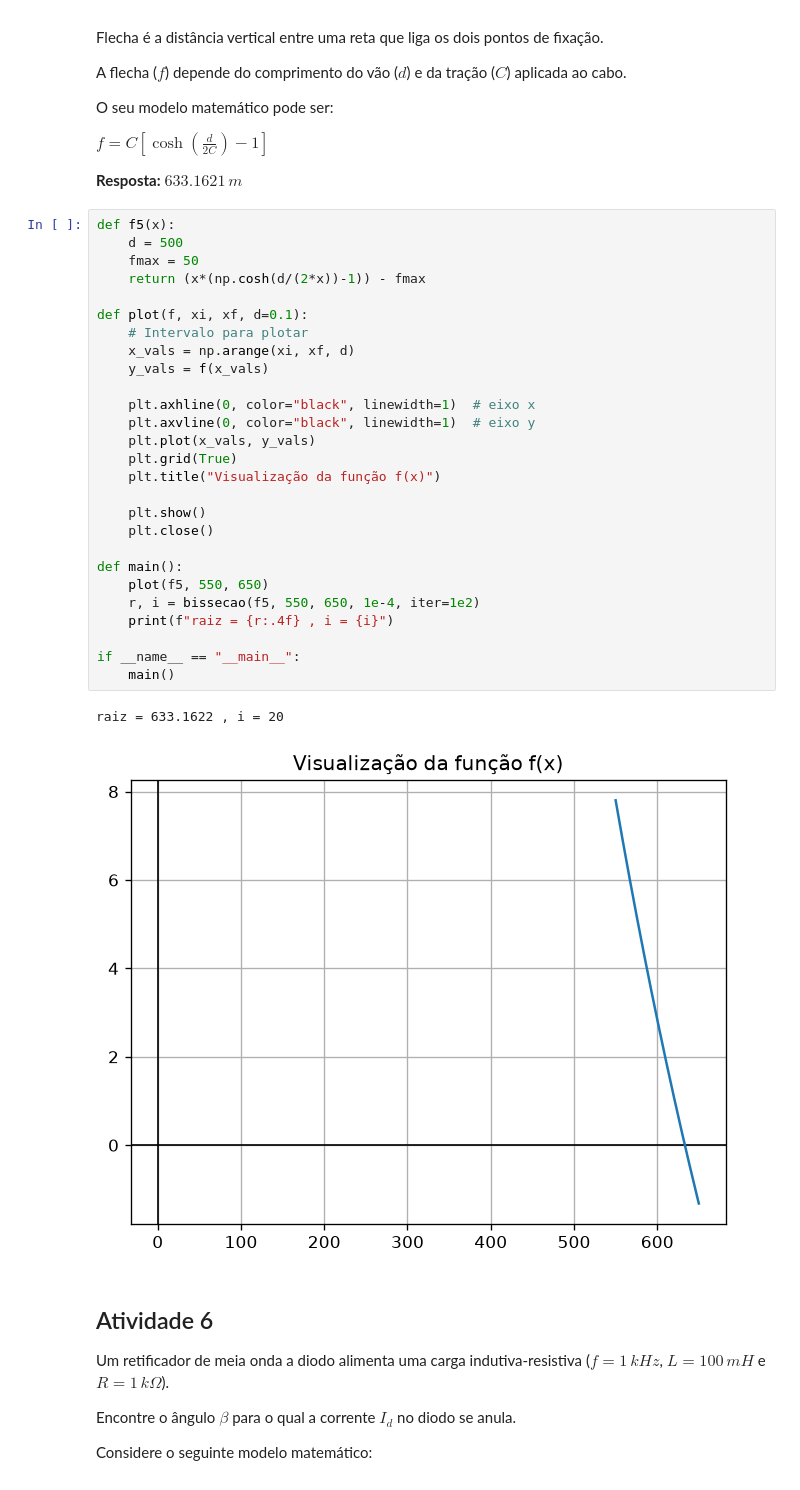
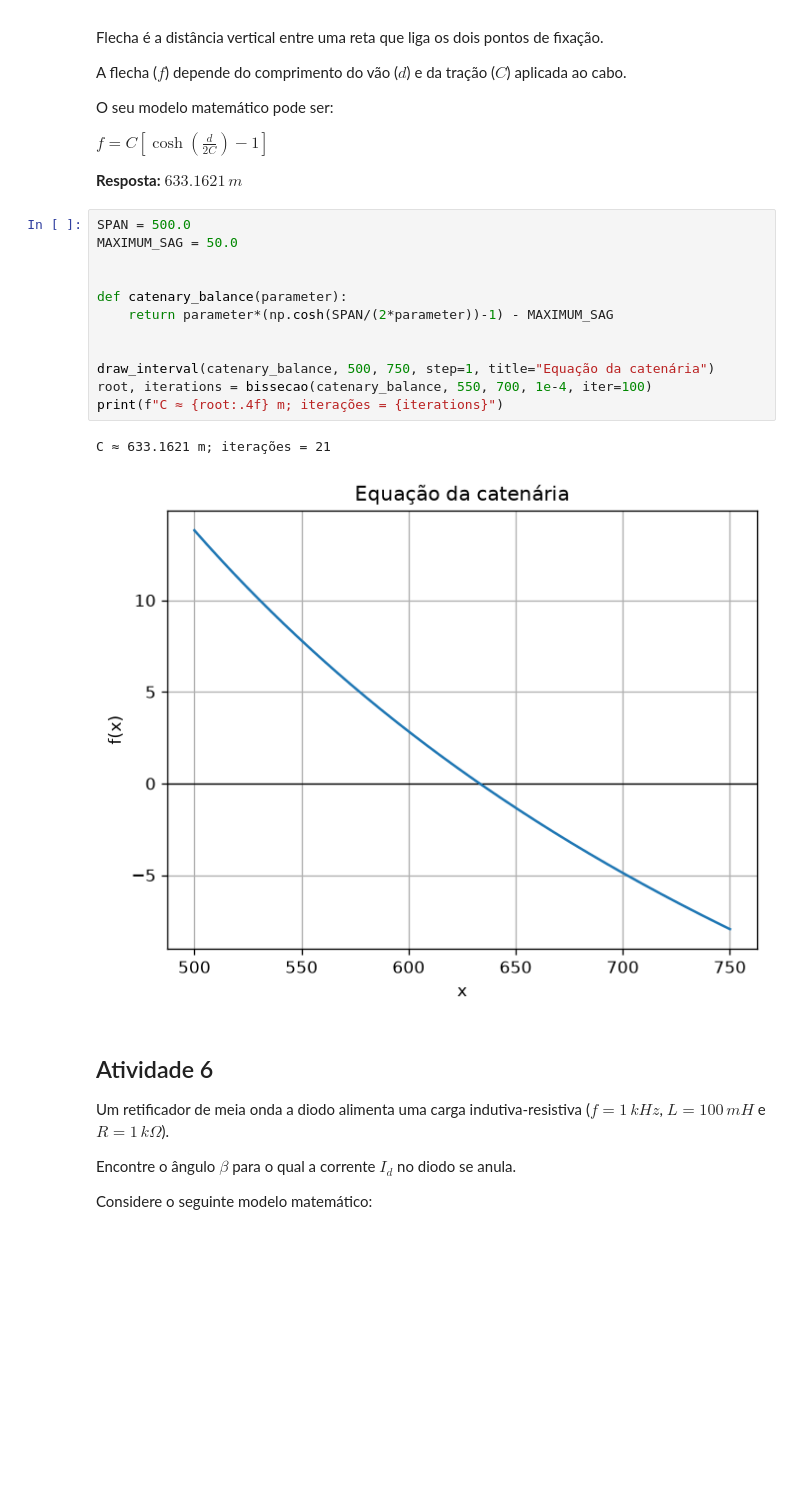
Before and after one commit to Ribeiro077/cnum, a Jupyter notebook: notebooks/semana4.ipynb, the cells around one changed output. Drawn from its saved outputs; the diff is of its cells as text; blank space fills up the shorter version.

```diff
--- a/notebooks/semana4.ipynb
+++ b/notebooks/semana4.ipynb
@@ -312,35 +260,20 @@ $ f = C \left[ \cosh\left(\tfrac{d}{2C}\right) - 1 \right] \quad $
 
 **Resposta:** $633.1621 \, m$
 # %%
-def f5(x):
-    d = 500
-    fmax = 50
-    return (x*(np.cosh(d/(2*x))-1)) - fmax
+SPAN = 500.0
+MAXIMUM_SAG = 50.0
 
-def plot(f, xi, xf, d=0.1):
-    # Intervalo para plotar
-    x_vals = np.arange(xi, xf, d)
-    y_vals = f(x_vals)
 
-    plt.axhline(0, color="black", linewidth=1)  # eixo x
-    plt.axvline(0, color="black", linewidth=1)  # eixo y
-    plt.plot(x_vals, y_vals)
-    plt.grid(True)
-    plt.title("Visualização da função f(x)")
+def catenary_balance(parameter):
+    return parameter*(np.cosh(SPAN/(2*parameter))-1) - MAXIMUM_SAG
 
-    plt.show()
-    plt.close()
 
-def main():
-    plot(f5, 550, 650)
-    r, i = bissecao(f5, 550, 650, 1e-4, iter=1e2)
-    print(f"raiz = {r:.4f} , i = {i}")
-
-if __name__ == "__main__":
-    main()
+draw_interval(catenary_balance, 500, 750, step=1, title="Equação da catenária")
+root, iterations = bissecao(catenary_balance, 550, 700, 1e-4, iter=100)
+print(f"C ≈ {root:.4f} m; iterações = {iterations}")
 # %% [output]
-raiz = 633.1622 , i = 20
+C ≈ 633.1621 m; iterações = 21
-[figure, old version]
+[figure, new version]
 # %% [markdown]
 ## Atividade 6
 Um retificador de meia onda a diodo alimenta uma carga indutiva-resistiva ($f = 1 \, kHz$, $L = 100 \, mH$ e $R = 1 \, k\Omega$).
```
Also changed, not shown: parts of 5 cells of this notebook, 4 other files.
